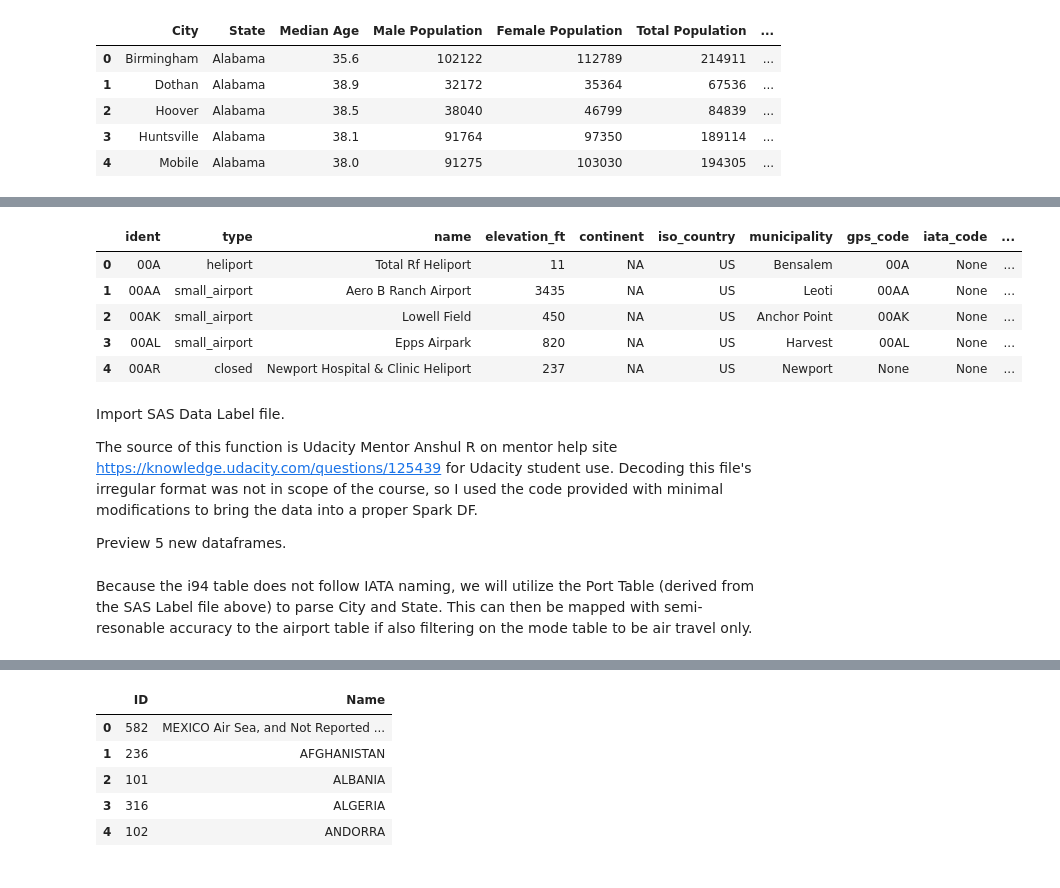
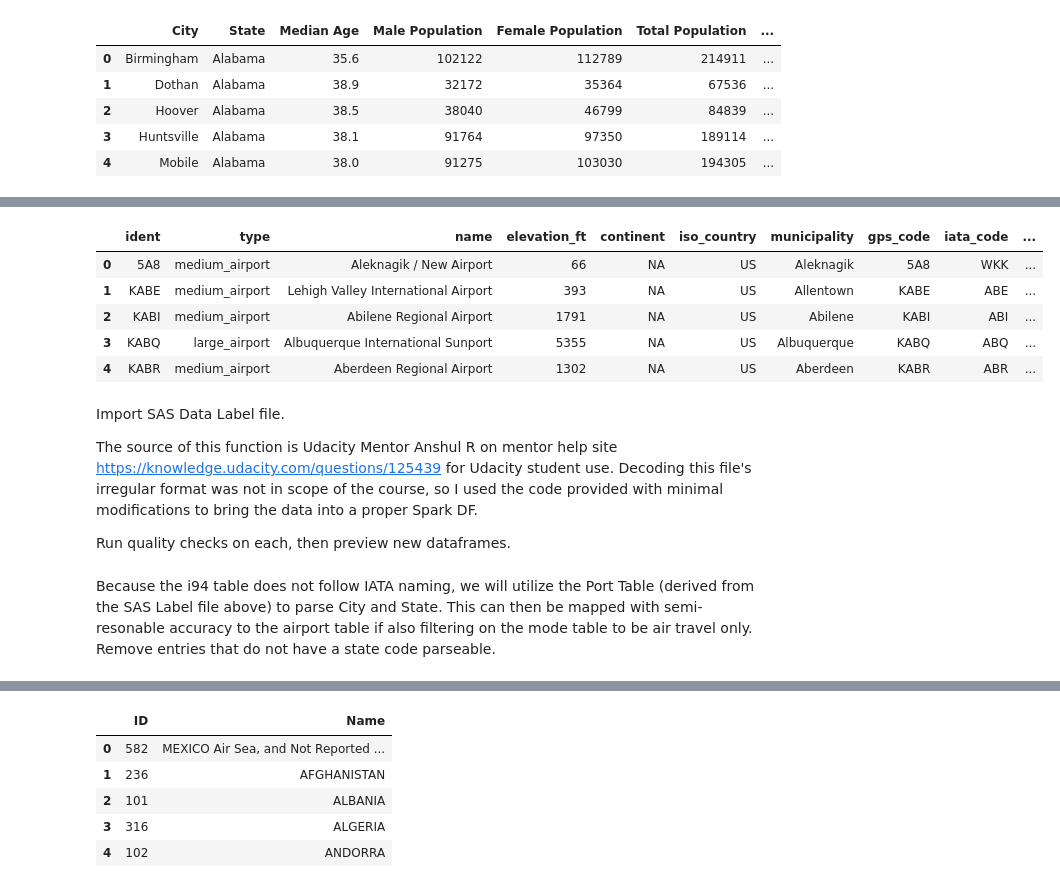
Before and after one commit to ionred/udend, a Jupyter notebook: etl.ipynb, the cells around one changed output, grey strips where cells are left out. Cells and saved outputs as stored; diff of their text form; code cells hidden in the pictures.

```diff
--- a/etl.ipynb
+++ b/etl.ipynb
@@ -95,4 +159,11 @@ Import Airport data, fix state column (from US-AL to AL) and preview.
 # %%
 us_airports=spark.read.csv("./airport-codes_csv.csv", sep=',', header=True)
-# %%
-us_airports = us_airports.withColumn('state', regexp_replace("iso_region","US-","")).drop('iso_region')
+# %%
+us_airports_revised = us_airports.withColumn('state', regexp_replace("iso_region","US-","")).\
+                drop('iso_region').filter(us_airports.type != "small_airport").\
+                filter(us_airports.type != "heliport").\
+                filter(us_airports.type != "closed").\
+                filter(us_airports.type != "balloonport").\
+                filter(us_airports.type != "seaplane_base").\
+                filter(us_airports.iso_country == "US").\
+                filter(us_airports.iata_code.isNotNull())
@@ -99,19 +184,19 @@ us_airports = us_airports.withColumn('state', regexp_replace("iso_region","US-",
 # %%
-us_airports.limit(5).toPandas().head()
+us_airports_revised.limit(5).toPandas().head()
 # %% [output]
 |  | ident | type | name | elevation_ft | continent | iso_country | municipality | gps_code | iata_code | ... |
-| 0 | 00A | heliport | Total Rf Heliport | 11 | NA | US | Bensalem | 00A | None | ... |
-| 1 | 00AA | small_airport | Aero B Ranch Airport | 3435 | NA | US | Leoti | 00AA | None | ... |
-| 2 | 00AK | small_airport | Lowell Field | 450 | NA | US | Anchor Point | 00AK | None | ... |
-| 3 | 00AL | small_airport | Epps Airpark | 820 | NA | US | Harvest | 00AL | None | ... |
-| 4 | 00AR | closed | Newport Hospital & Clinic Heliport | 237 | NA | US | Newport | None | None | ... |
+| 0 | 5A8 | medium_airport | Aleknagik / New Airport | 66 | NA | US | Aleknagik | 5A8 | WKK | ... |
+| 1 | KABE | medium_airport | Lehigh Valley International Airport | 393 | NA | US | Allentown | KABE | ABE | ... |
+| 2 | KABI | medium_airport | Abilene Regional Airport | 1791 | NA | US | Abilene | KABI | ABI | ... |
+| 3 | KABQ | large_airport | Albuquerque International Sunport | 5355 | NA | US | Albuquerque | KABQ | ABQ | ... |
+| 4 | KABR | medium_airport | Aberdeen Regional Airport | 1302 | NA | US | Aberdeen | KABR | ABR | ... |
 # %% [markdown]
 Import SAS Data Label file.
 
 The source of this function is Udacity Mentor  Anshul R on mentor help site https://knowledge.udacity.com/questions/125439 for Udacity student use.
 Decoding this file's irregular format was not in scope of the course, so I used the code provided with minimal modifications to bring the data into a proper Spark DF.
 
-Preview 5 new dataframes.
+Run quality checks on each, then preview new dataframes.
 # %%
 
 
@@ -139,7 +224,7 @@ i94visa = spark.createDataFrame(list(({'1':'Business',
 '2': 'Pleasure',
 '3' : 'Student'}).items()), schema)
 # %% [markdown]
-Because the i94 table does not follow IATA naming, we will utilize the Port Table (derived from the SAS Label file above) to parse City and State. This can then be mapped with semi-resonable accuracy to the airport table if also filtering on the mode table to be air travel only.
+Because the i94 table does not follow IATA naming, we will utilize the Port Table (derived from the SAS Label file above) to parse City and State. This can then be mapped with semi-resonable accuracy to the airport table if also filtering on the mode table to be air travel only. Remove entries that do not have a state code parseable.
 # %%
 i94port_revised = i94port.withColumn('City',split(i94port.Name,', ').getItem(0)).\
                                     withColumn('State',split(i94port.Name,', ').getItem(1)).\
```
Also changed, not shown: parts of 44 cells of this notebook, 2 other files.
